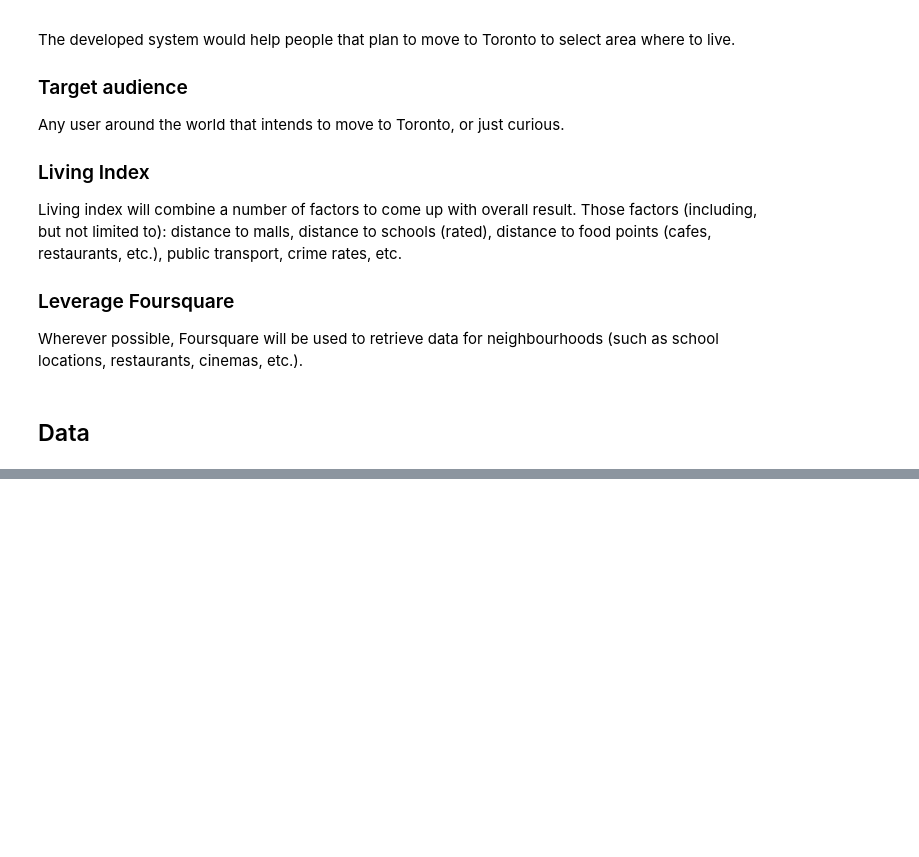
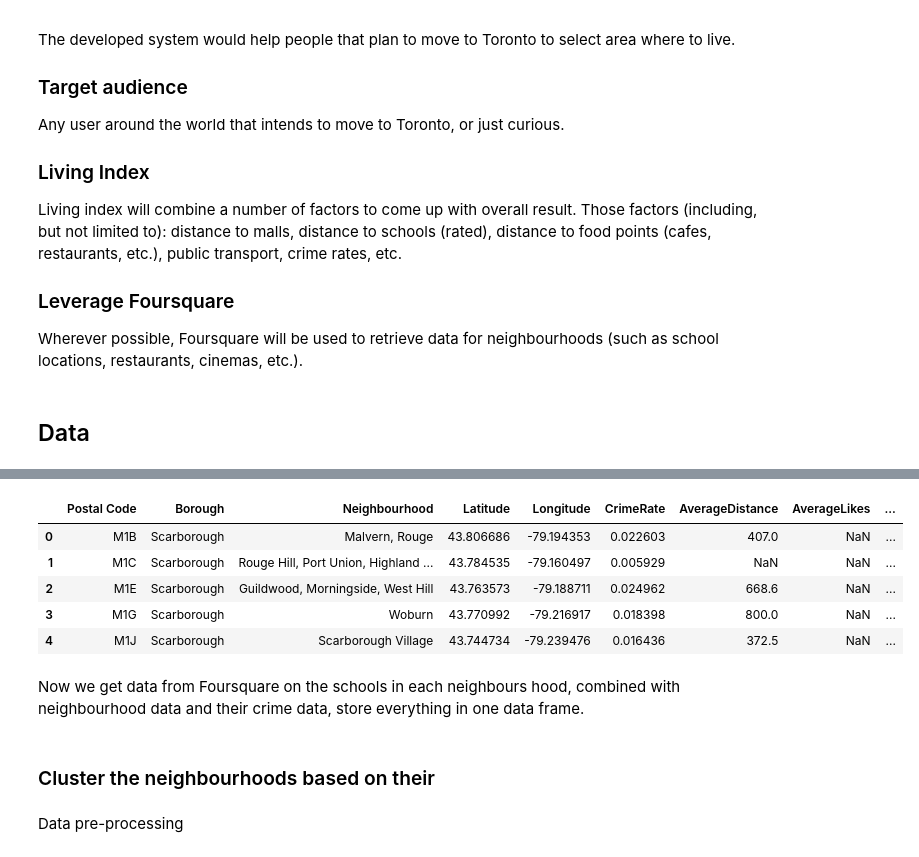
Before and after one commit to Witalia008/Coursera_Capstone, a Jupyter notebook: report.ipynb, the cells around one changed output, grey strips where cells are left out. Cells and saved outputs as stored; diff of their text form; code cells hidden in the pictures; blank space fills up the shorter version.

```diff
--- a/report.ipynb
+++ b/report.ipynb
@@ -56,0 +179,3 @@ Wherever possible, Foursquare will be used to retrieve data for neighbourhoods (
+# %%
+neighbourhood_crimes = neighbourhoods.merge(neighbourhood_crimes, on="Postal Code")
+neighbourhood_crimes.head()
@@ -56,0 +304,15 @@ Wherever possible, Foursquare will be used to retrieve data for neighbourhoods (
+# %%
+neighbourhood_schools: pd.DataFrame = pd.DataFrame()
+
+for _, x in neighbourhoods.iterrows():
+    schools = get_schools_near_location(x["Latitude"], x["Longitude"], client_id, client_secret)
+    n_schools = len(schools)
+    schools = schools.mean()
+    neighbourhood_schools = neighbourhood_schools.append({
+        "Postal Code": x["Postal Code"],
+        "NumberOfSchools": n_schools,
+        "AverageDistance": schools["distance"],
+        "AverageRating": schools["rating"],
+        "AverageLikes": schools["likes"],}, ignore_index=True)
+
+neighbourhood_schools.head()
@@ -56,0 +326,12 @@ Wherever possible, Foursquare will be used to retrieve data for neighbourhoods (
+# %%
+neighbourhood_crimes_schools = neighbourhood_crimes.merge(neighbourhood_schools, on="Postal Code")
+neighbourhood_crimes_schools.head()
+# %% [output]
+|  | Postal Code | Borough | Neighbourhood | Latitude | Longitude | CrimeRate | AverageDistance | AverageLikes | ... |
+| 0 | M1B | Scarborough | Malvern, Rouge | 43.806686 | -79.194353 | 0.022603 | 407.0 | NaN | ... |
+| 1 | M1C | Scarborough | Rouge Hill, Port Union, Highland ... | 43.784535 | -79.160497 | 0.005929 | NaN | NaN | ... |
+| 2 | M1E | Scarborough | Guildwood, Morningside, West Hill | 43.763573 | -79.188711 | 0.024962 | 668.6 | NaN | ... |
+| 3 | M1G | Scarborough | Woburn | 43.770992 | -79.216917 | 0.018398 | 800.0 | NaN | ... |
+| 4 | M1J | Scarborough | Scarborough Village | 43.744734 | -79.239476 | 0.016436 | 372.5 | NaN | ... |
+# %% [markdown]
+Now we get data from Foursquare on the schools in each neighbours hood, combined with neighbourhood data and their crime data, store everything in one data frame.
@@ -56,0 +340,2 @@ Wherever possible, Foursquare will be used to retrieve data for neighbourhoods (
+# %% [markdown]
+### Cluster the neighbourhoods based on their
@@ -56,0 +344,2 @@ Wherever possible, Foursquare will be used to retrieve data for neighbourhoods (
+# %% [markdown]
+Data pre-processing
```
Also changed, not shown: parts of 45 cells of this notebook, 4 other files.
